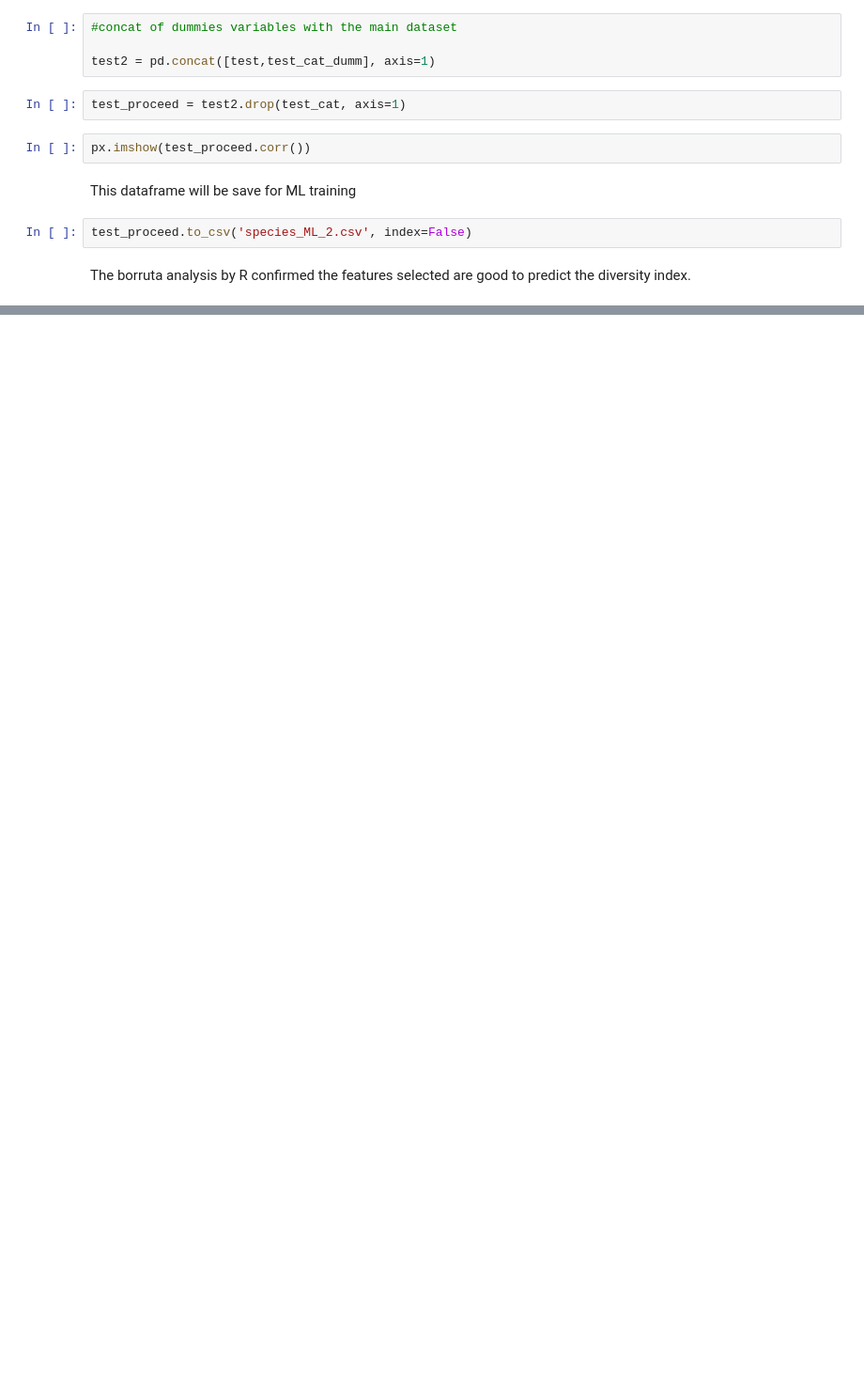
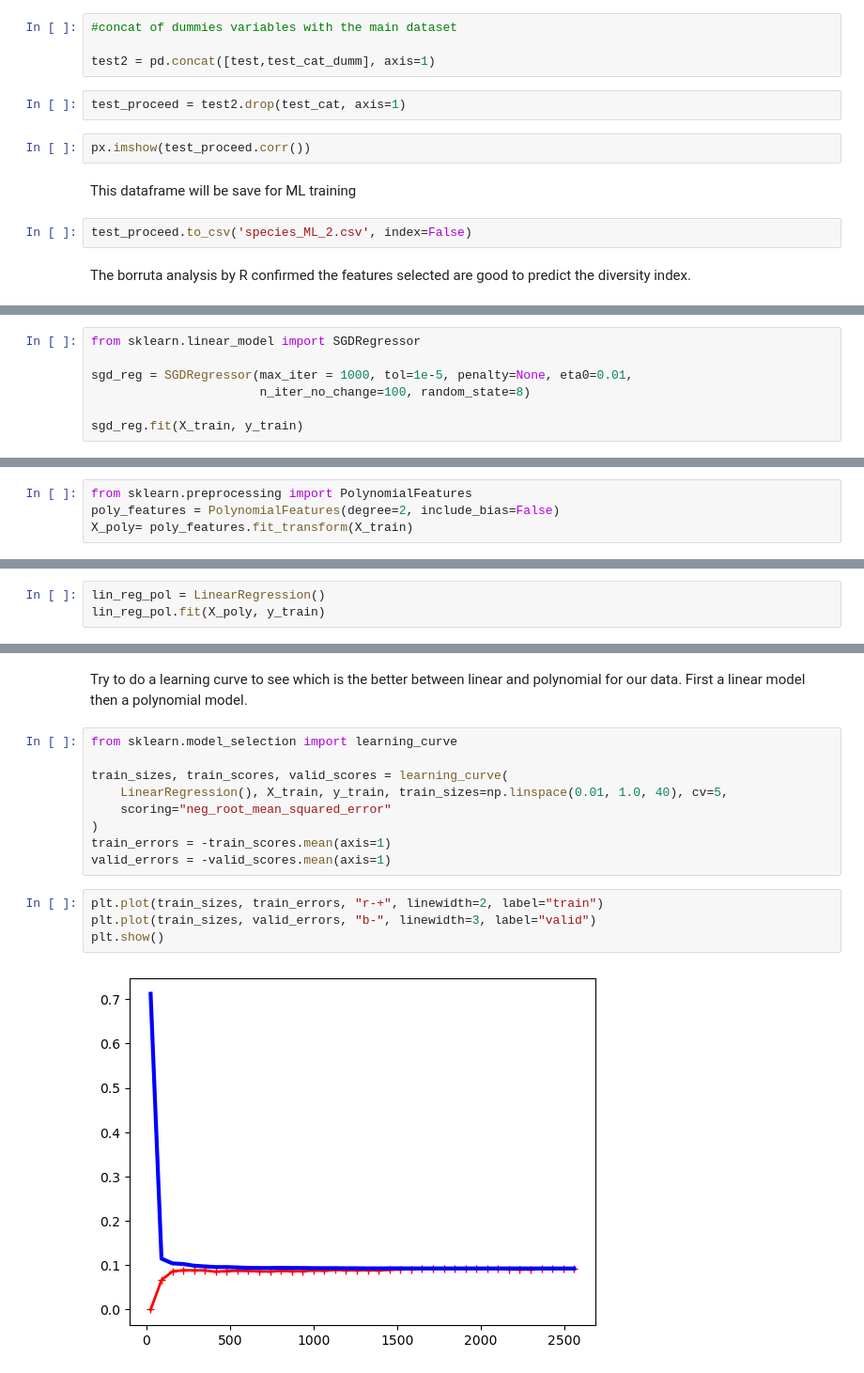
Before and after one commit to susmitha-ann/CoralReefFishSpeciesAssessment, a Jupyter notebook: ML_originaldata_createdfeat.ipynb, the cells around one changed output, grey strips where cells are left out. Shown at 94% size. Drawn from its saved outputs; the diff is of its cells as text; blank space fills up the shorter version.

Commit message:
try different regression models not very work can't go over 0.3 r_squared performance because of overfitting the data.

```diff
--- a/ML_originaldata_createdfeat.ipynb
+++ b/ML_originaldata_createdfeat.ipynb
@@ -287,0 +485,7 @@ The borruta analysis by R confirmed the features selected are good to predict th
+# %%
+from sklearn.linear_model import SGDRegressor
+
+sgd_reg = SGDRegressor(max_iter = 1000, tol=1e-5, penalty=None, eta0=0.01,
+                       n_iter_no_change=100, random_state=8)
+
+sgd_reg.fit(X_train, y_train)
@@ -287,0 +530,4 @@ The borruta analysis by R confirmed the features selected are good to predict th
+# %%
+from sklearn.preprocessing import PolynomialFeatures
+poly_features = PolynomialFeatures(degree=2, include_bias=False)
+X_poly= poly_features.fit_transform(X_train)
@@ -287,0 +566,3 @@ The borruta analysis by R confirmed the features selected are good to predict th
+# %%
+lin_reg_pol = LinearRegression()
+lin_reg_pol.fit(X_poly, y_train)
@@ -287,0 +591,17 @@ The borruta analysis by R confirmed the features selected are good to predict th
+# %% [markdown]
+Try to do a learning curve to see which is the better between linear and polynomial for our data. First a linear model then a polynomial model.
+# %%
+from sklearn.model_selection import learning_curve
+
+train_sizes, train_scores, valid_scores = learning_curve(
+    LinearRegression(), X_train, y_train, train_sizes=np.linspace(0.01, 1.0, 40), cv=5,
+    scoring="neg_root_mean_squared_error"
+)
+train_errors = -train_scores.mean(axis=1)
+valid_errors = -valid_scores.mean(axis=1)
+# %%
+plt.plot(train_sizes, train_errors, "r-+", linewidth=2, label="train")
+plt.plot(train_sizes, valid_errors, "b-", linewidth=3, label="valid")
+plt.show()
+# %% [output]
+[figure, added]
```
Also changed, not shown: parts of 40 cells of this notebook, 1 other file.
